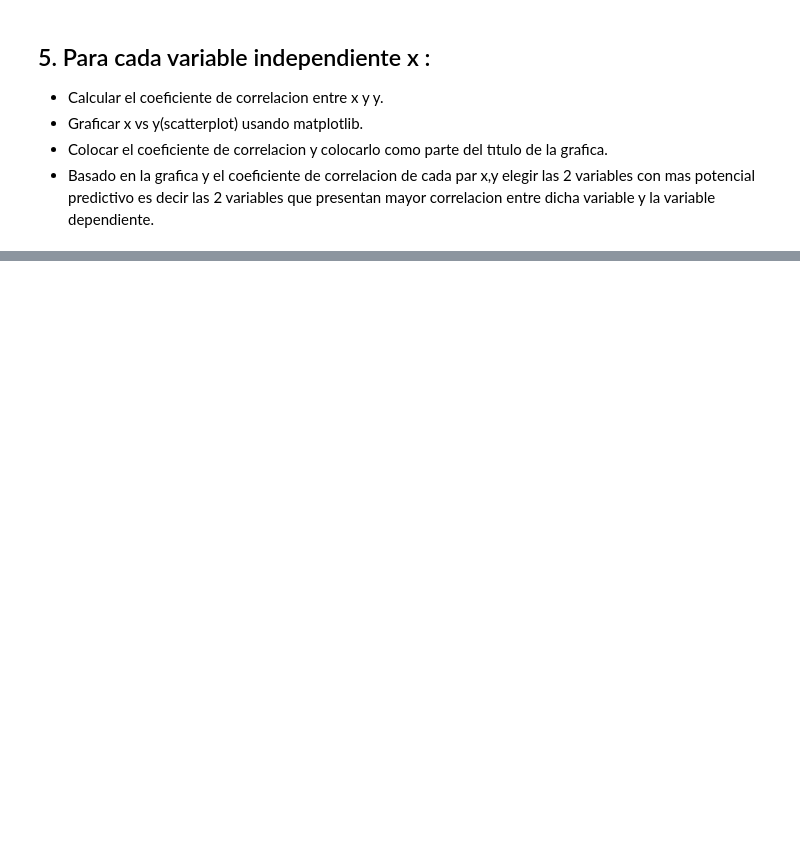
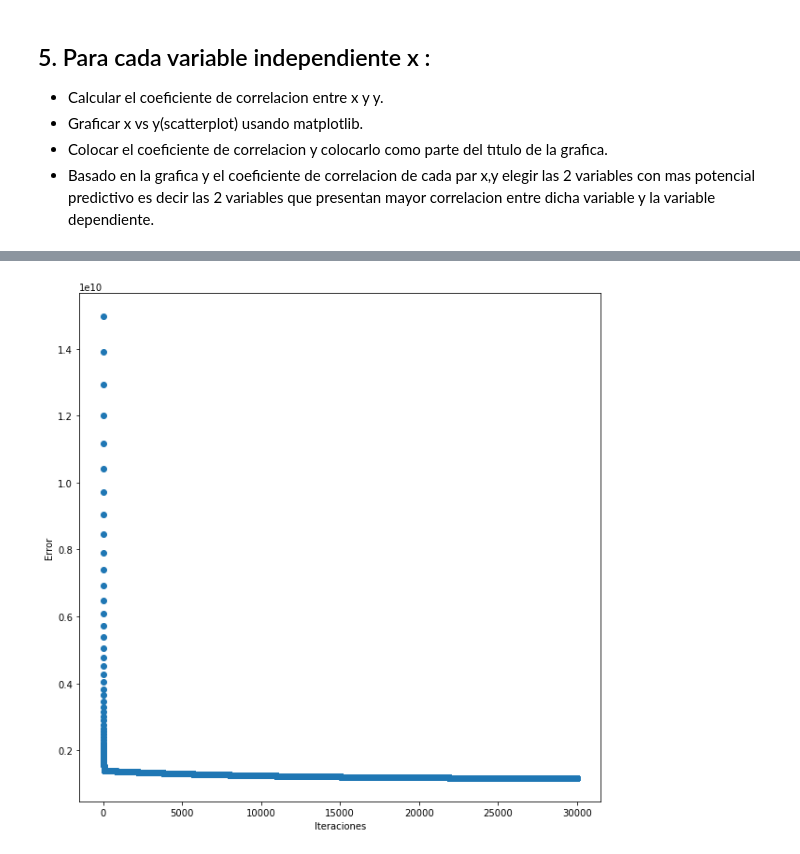
Before and after one commit to Conchitavc/Python-PAPD, a Jupyter notebook: Proyecto_final.ipynb, the cells around one changed output, grey strips where cells are left out. Saved outputs shown, nothing was run; the diff lists cells and outputs as text; code cells hidden in the pictures; blank space fills up the shorter version.

Commit message:
Agregar orientado a objetos

```diff
--- a/Proyecto_final.ipynb
+++ b/Proyecto_final.ipynb
@@ -19,10 +128,11 @@ from scipy.stats import norm
 # %%
 data = np.load("proyecto_training_data.npy")
 
-particion = (len(data)*80)//100
-
+particion = (len(data)*80)//100 # calculo la particion
+# datos de prueba
 prueba =pd.DataFrame(data[0:particion],columns=['SalePrice','OverallQual','1stFlrSF','TotRmsAbvGrd','YearBuilt','LotFrontage'])
+#datos de control
 control =pd.DataFrame(data[particion:len(data)],columns=['SalePrice','OverallQual','1stFlrSF','TotRmsAbvGrd','YearBuilt','LotFrontage'])
-
-#m=pd.DataFrame(np.nanmean(prueba,axis=0),columns=['SalePrice','OverallQual','1stFlrSF','TotRmsAbvGrd','YearBuilt','LotFrontage'])
+# creo mi objeto con los datos de prueba
+modeloAnalizar = ModeloPropio(prueba)
 # %% [markdown]
@@ -113,0 +221,7 @@ sns.pairplot(prueba) #identificar variables que tienen forma de regresion lineal
+# %%
+# mando el valor B0 y B1 inicial, el epochs, cuales sera mi valores X y Valores en Y , learningrate  y cada cuanto imprimo
+Modelo1 = modeloAnalizar.mi_regresion(1,4000,30000, "OverallQual", "SalePrice", 0.001, 5000)
+# ultima iteracion
+print("Ultima Iteracion del modelo:")
+print("Error                    B0                    B1")
+print(Modelo1[list(Modelo1.keys())[-1]])
@@ -113,0 +257,7 @@ sns.pairplot(prueba) #identificar variables que tienen forma de regresion lineal
+# %%
+ValoresY = list(Modelo1.values())
+ValoresX = list(Modelo1.keys())
+errores = [row[0] for row in ValoresY] #creo una funcion reducida ufuncion para extraer los errores de el diccionario
+ModeloPropio.graficaSimple(ValoresX, errores, "Iteraciones" , "Error")
+# %% [output]
+[figure, added]
```
Also changed, not shown: parts of 23 cells of this notebook.
